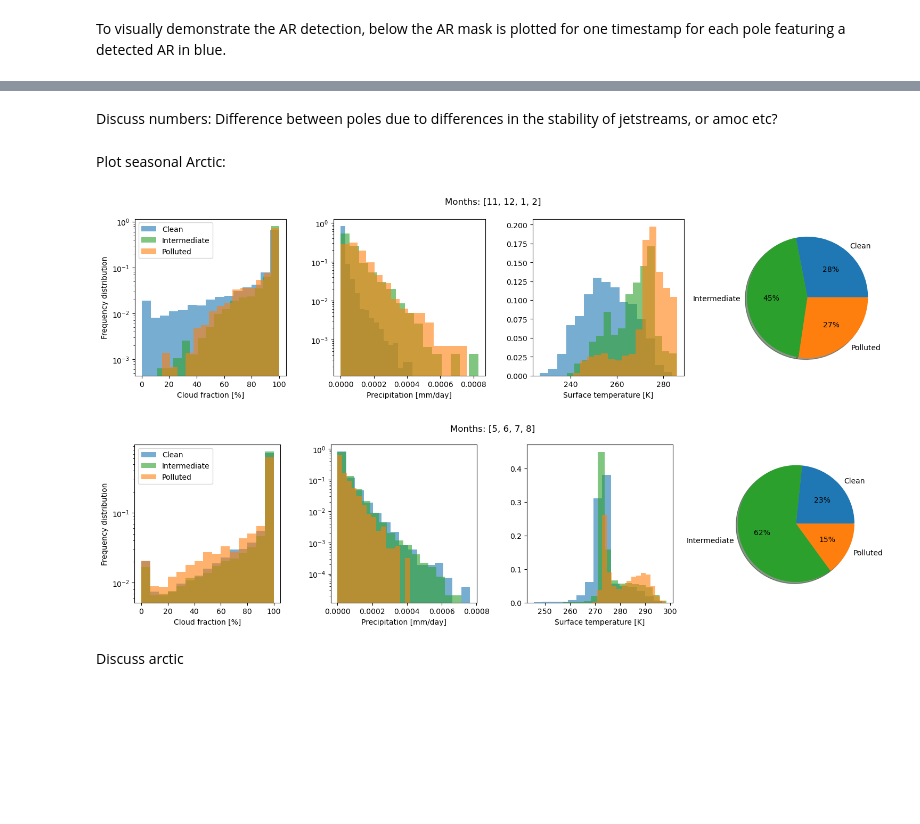
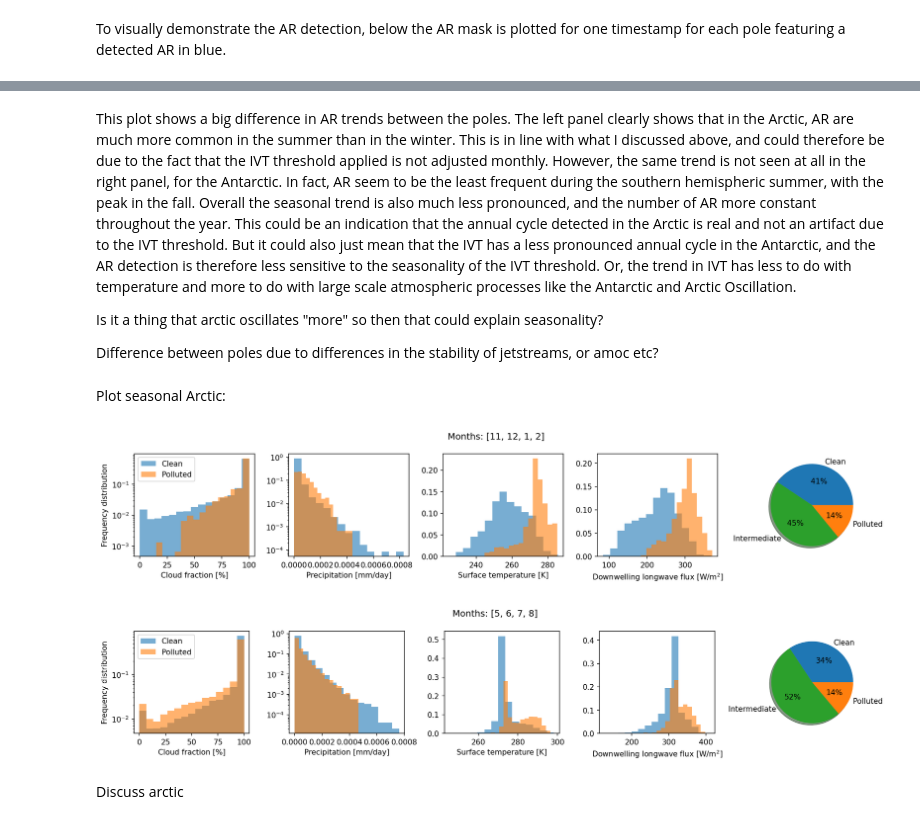
Before and after one commit to eScience-course/Tjaernoe2022-group5, a Jupyter notebook: notebooks/Julia/report_JA.ipynb, the cells around one changed output, grey strips where cells are left out. Saved outputs shown, nothing was run; the diff lists cells and outputs as text; code cells hidden in the pictures; blank space fills up the shorter version.

```diff
--- a/notebooks/Julia/report_JA.ipynb
+++ b/notebooks/Julia/report_JA.ipynb
@@ -74,20 +91,16 @@ aod_ds['time'] = ar_mask.time
 # %% [markdown]
 Loading variables to be considered, from pangeo:
 # %%
-#Years considered, corresponding to AR mask
-start_year='2000'
-end_year='2015'
-
 #Define url and connection
 cat_url = "https://storage.googleapis.com/cmip6/pangeo-cmip6.json"
 col = intake.open_esm_datastore(cat_url)
 
 #Search database for the right model, experiment and variables. Save catalog as dictionary, and finally as xarray dataset
-cat = col.search(source_id=['NorESM2-LM'], experiment_id=['historical'], table_id=['day'], variable_id=['clt','pr','tas','hus'], member_id=['r1i1p1f1'])
+cat = col.search(source_id=['NorESM2-LM'], experiment_id=['historical'], table_id=['day'], variable_id=['clt','pr','tas','rlds'], member_id=['r1i1p1f1'])
 dset_dict = cat.to_dataset_dict(zarr_kwargs={'use_cftime':True})
 dataset_list = list(dset_dict.keys())
 dset = dset_dict[dataset_list[0]]
-vars_ds = dset.sel(member_id='r1i1p1f1',time=slice(str(start_year)+"-01-01", str(end_year)+"-01-01"))
+vars_ds = dset.sel(member_id='r1i1p1f1',time=slice(str(start_year)+"-01-01", str(end_year-1)+"-12-31"))
 # %% [output]
 --> The keys in the returned dictionary of datasets are constructed as follows:
         'activity_id.institution_id.source_id.experiment_id.table_id.grid_label'
@@ -103,18 +116,23 @@ aod_lim['midlat_75th'] = aod_ds.sel(lat = slice(30,60)).od550aer.quantile(0.75,s
 aod_lim['midlat_25th'] = aod_ds.sel(lat = slice(30,60)).od550aer.quantile(0.25,skipna=True)
 aod_lim['midlowlat_75th'] = aod_ds.sel(lat = slice(-60,-30)).od550aer.quantile(0.75,skipna=True)
 aod_lim['midlowlat_25th'] = aod_ds.sel(lat = slice(-60,-30)).od550aer.quantile(0.25,skipna=True)
+# %%
+aod_lim['midlat_mean'] = aod_ds.sel(lat = slice(30,60)).od550aer.mean(skipna=True)
+aod_lim['midlowlat_mean'] = aod_ds.sel(lat = slice(-60,-30)).od550aer.mean(skipna=True)
+aod_lim['midlowlat_10th'] = aod_ds.sel(lat = slice(-60,-30)).od550aer.quantile(0.1,skipna=True)
 # %% [markdown]
 Now I can apply the AR mask to the AOD data and sort the rivers. The function `sort_ar_by_aod` takes the AOD dataset, the AR mask and the pollution limits, loops over every timestep, applies the mask and then checks the average AOD of every river to sort it. Returned is an AOD dataset with all gridboxes outside the rivers masked out, separated into polluted, clean, and intermediate pollution levels. These parameters can be used as an AR mask for each pollution category separately. There is also a count of the number of rivers in each category for every timestep.
 # %%
-arc_aod_ar = fun.sort_ar_by_aod(aod_ds.sel(lat=slice(60,90)), ar_mask.sel(lat=slice(60,90)), aod_lim['midlat_75th'], aod_lim['midlat_25th'])
-ant_aod_ar = fun.sort_ar_by_aod(aod_ds.sel(lat=slice(-90,-60)), ar_mask.sel(lat=slice(-90,-60)), aod_lim['midlowlat_75th'], aod_lim['midlowlat_25th'])
+arc_aod_ar = fun.sort_ar_by_aod(aod_ds.sel(lat=slice(60,90)), ar_mask.sel(lat=slice(60,90)), aod_lim['midlat_mean'], aod_lim['midlat_25th'])
+ant_aod_ar = fun.sort_ar_by_aod(aod_ds.sel(lat=slice(-90,-60)), ar_mask.sel(lat=slice(-90,-60)), aod_lim['midlowlat_mean'],
+                                aod_lim['midlowlat_10th'])
 # %% [markdown]
 Next I have to apply the AR masks to the dataset containing the variables of interest. The masked datasets are stored in two different dictionaries, one for each pole. In order to plot histograms of the variables they need to be in 1-dimensional arrays, with all NAN-values (from the masked out data) removed. These are also stored in the dictionaries, to simplify plotting.
 # %%
 #Create empty dictionaries to fill with variables and define variables and pollution levels considered:
 arc_plotting_vars = {}
 ant_plotting_vars = {}
-flat_vars = ['clt','pr','tas','hus']
+flat_vars = ['clt','pr','tas','rlds']
 levs = ['clean','mid','poll']
 
 
@@ -199,15 +227,18 @@ plt.show()
 # %% [markdown]
-Discuss numbers:
+This plot shows a big difference in AR trends between the poles. The left panel clearly shows that in the Arctic, AR are much more common in the summer than in the winter. This is in line with what I discussed above, and could therefore be due to the fact that the IVT threshold applied is not adjusted monthly. However, the same trend is not seen at all in the right panel, for the Antarctic. In fact, AR seem to be the least frequent during the southern hemispheric summer, with the peak in the fall. Overall the seasonal trend is also much less pronounced, and the number of AR more constant throughout the year. This could be an indication that the annual cycle detected in the Arctic is real and not an artifact due to the IVT threshold. But it could also just mean that the IVT has a less pronounced annual cycle in the Antarctic, and the AR detection is therefore less sensitive to the seasonality of the IVT threshold. Or, the trend in IVT has less to do with temperature and more to do with large scale atmospheric processes like the Antarctic and Arctic Oscillation.
+
+Is it a thing that arctic oscillates "more" so then that could explain seasonality?
+
 Difference between poles due to differences in the stability of jetstreams, or amoc etc?
 # %% [markdown]
 Plot seasonal Arctic:
 # %%
-flat_vars = ['clt','pr','tas']
+flat_vars = ['clt','pr','tas','rlds']
 seasons = [[11,12,1,2],[5,6,7,8]]
 fun.plot_hist(flat_vars,seasons, arc_plotting_vars, arc_aod_ar)
 # %% [output]
-[figure, old version]
+[figure, new version]
-[figure, old version]
+[figure, new version]
 # %% [markdown]
 Discuss arctic
 # %% [markdown]
```
Also changed, not shown: parts of 19 cells of this notebook, 4 other files.
